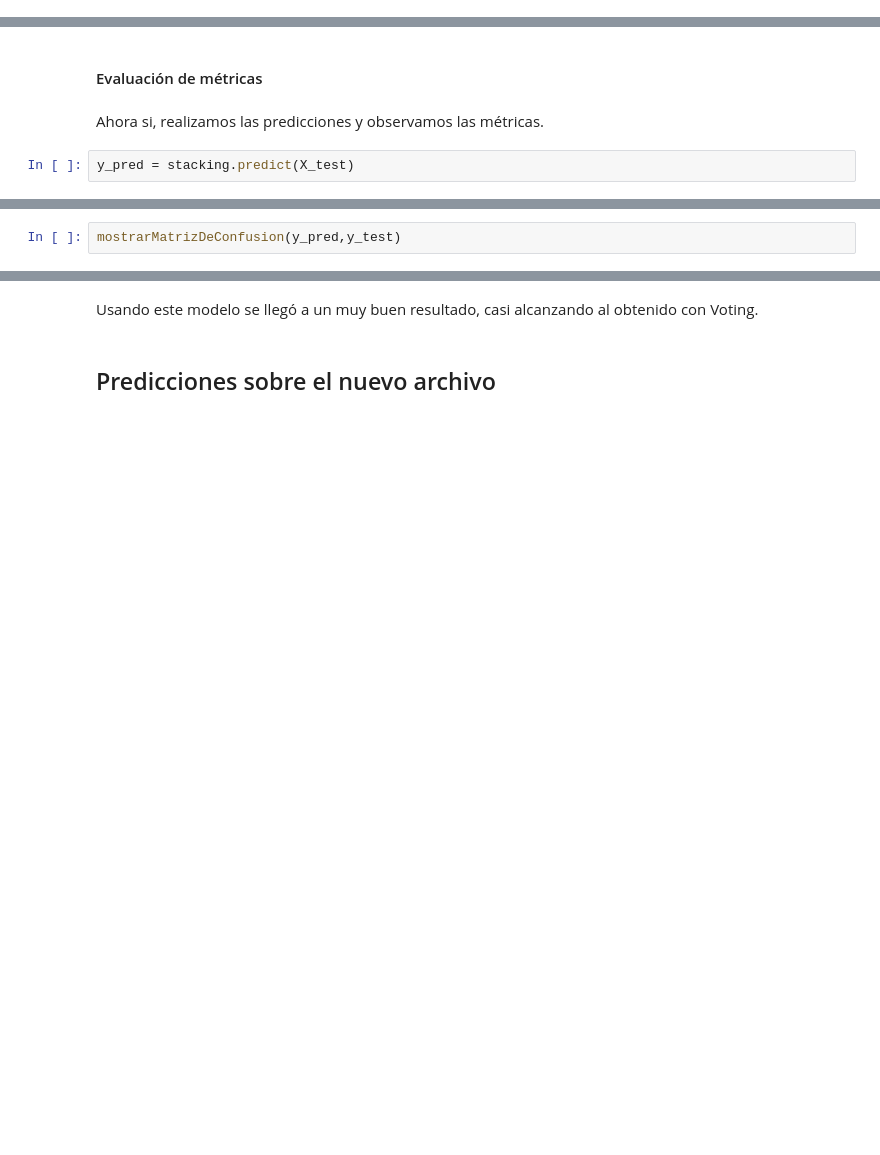
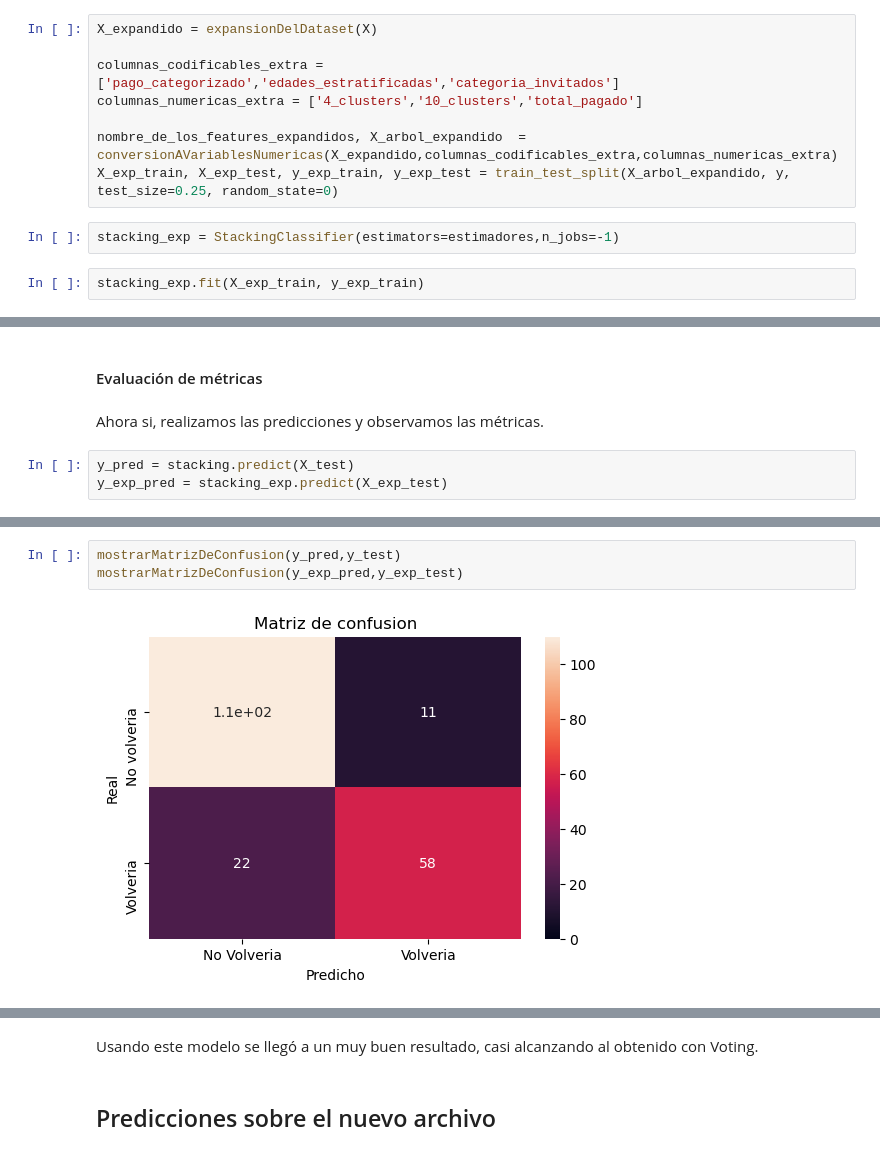
Before and after one commit to brunograssano/TP-Organizacion-de-datos, a Jupyter notebook: TP2/Stacking.ipynb, the cells around one changed output, grey strips where cells are left out. Saved outputs shown, nothing was run; the diff lists cells and outputs as text; blank space fills up the shorter version.

Commit message:
Subo mas preprocesamineto en stacking

```diff
--- a/TP2/Stacking.ipynb
+++ b/TP2/Stacking.ipynb
@@ -81,0 +107,12 @@ stacking.fit(X_train, y_train)
+# %%
+X_expandido = expansionDelDataset(X)
+
+columnas_codificables_extra = ['pago_categorizado','edades_estratificadas','categoria_invitados']
+columnas_numericas_extra = ['4_clusters','10_clusters','total_pagado']
+
+nombre_de_los_features_expandidos, X_arbol_expandido  = conversionAVariablesNumericas(X_expandido,columnas_codificables_extra,columnas_numericas_extra)
+X_exp_train, X_exp_test, y_exp_train, y_exp_test = train_test_split(X_arbol_expandido, y, test_size=0.25, random_state=0)
+# %%
+stacking_exp = StackingClassifier(estimators=estimadores,n_jobs=-1)
+# %%
+stacking_exp.fit(X_exp_train, y_exp_train)
@@ -85,5 +137,6 @@ stacking.fit(X_train, y_train)
 Ahora si, realizamos las predicciones y observamos las métricas.
 # %%
 y_pred = stacking.predict(X_test)
+y_exp_pred = stacking_exp.predict(X_exp_test)
 # %%
 print(classification_report(y_test, y_pred, target_names=['No vuelve','Vuelve']))
@@ -90,2 +162,5 @@ print(classification_report(y_test, y_pred, target_names=['No vuelve','Vuelve'])
 # %%
 mostrarMatrizDeConfusion(y_pred,y_test)
+mostrarMatrizDeConfusion(y_exp_pred,y_exp_test)
+# %% [output]
+[figure, added]
```
Also changed, not shown: parts of 9 cells of this notebook, 1 other file.
